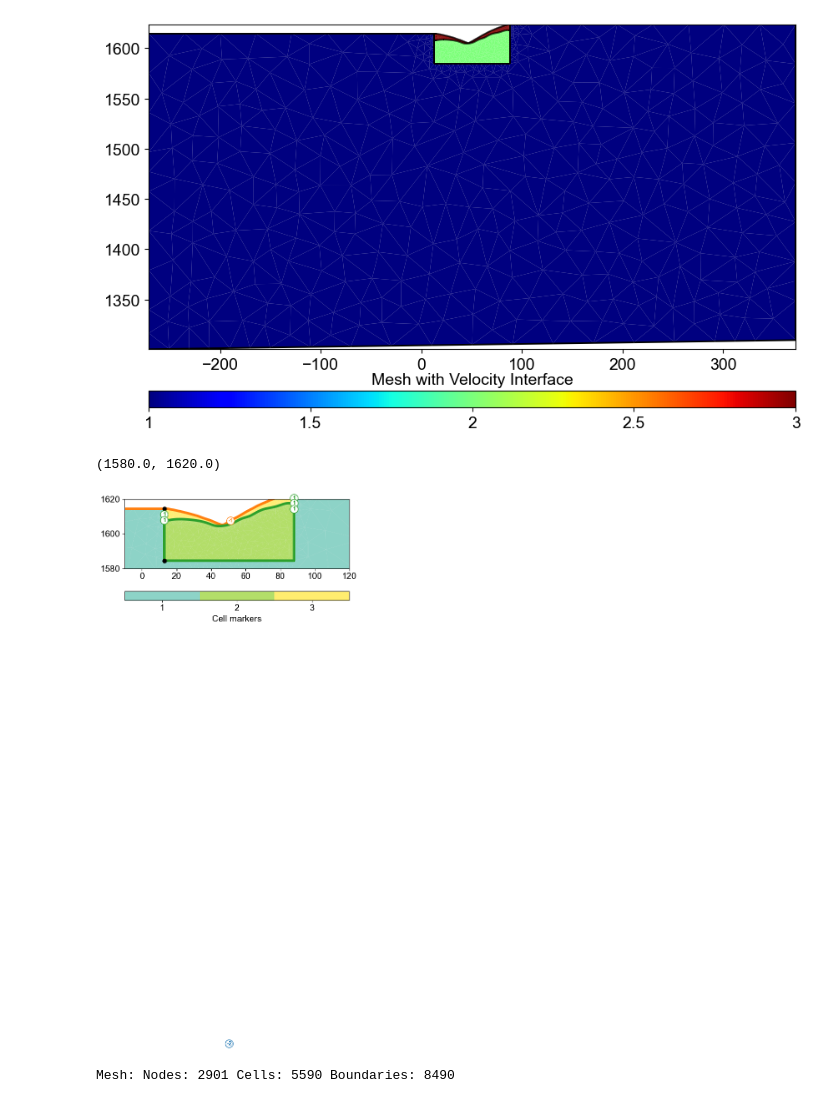
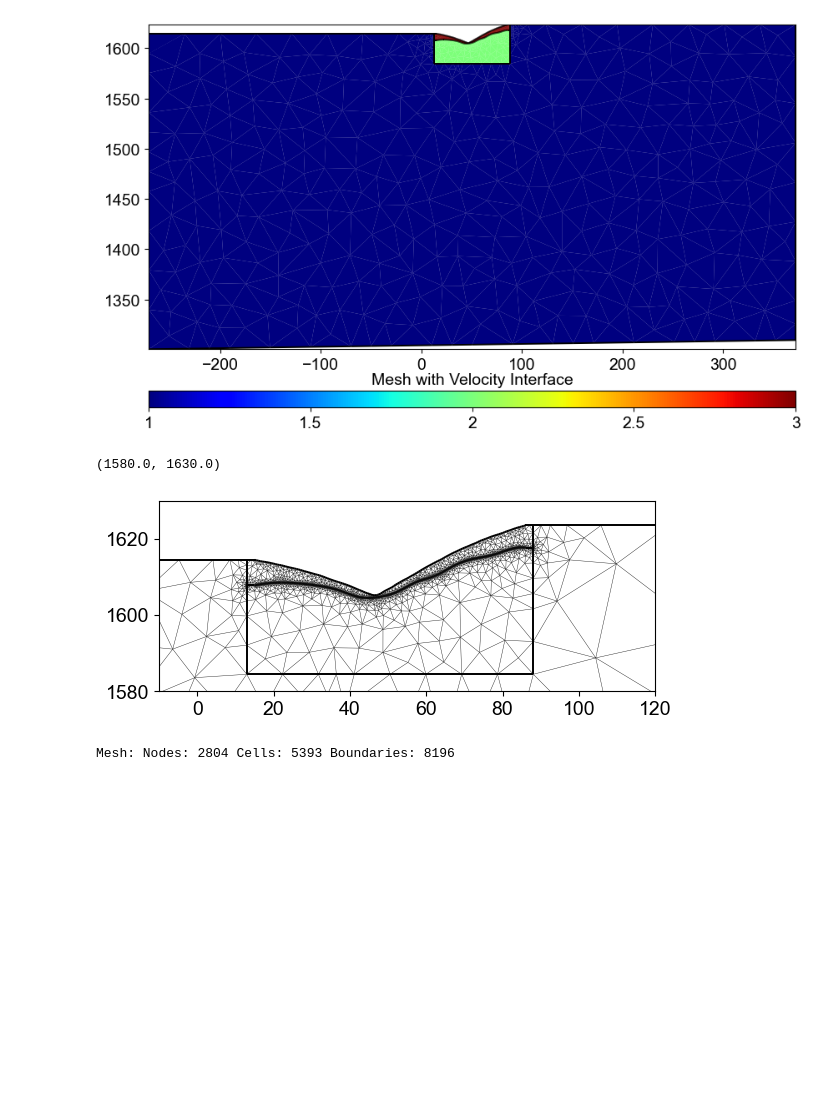
Before and after one commit to geohang/watershed_geophysics, a Jupyter notebook: examples/Structure_WC.ipynb, the cells around one changed output. Saved outputs shown, nothing was run; the diff lists cells and outputs as text; code cells hidden in the pictures; blank space fills up the shorter version.

```diff
--- a/examples/Structure_WC.ipynb
+++ b/examples/Structure_WC.ipynb
@@ -320,7 +320,7 @@ def add_velocity_interface(ertData, smooth_x, smooth_z, paraBoundary=2, boundary
     meshafter - The created mesh with updated markers
     """
     # Create the initial parameter mesh
-    geo = pg.meshtools.createParaMeshPLC(ertData, quality=31, paraMaxCellSize=50,
+    geo = pg.meshtools.createParaMeshPLC(ertData, quality=32, paraMaxCellSize=30,
                                          paraBoundary=paraBoundary, paraDepth=30.0,
                                          boundaryMaxCellSize=500)
 
@@ -390,16 +390,16 @@ plt.show()
 # %% [output]
 [figure]
 # %%
-ax, cbar = pg.show(mesh_with_interface,markers=True)
+ax, cbar = pg.show(mesh_with_interface)
 ax.set_xlim([-10,120])
-ax.set_ylim([1580,1620])
+ax.set_ylim([1580,1630])
 # %% [output]
-(1580.0, 1620.0)
+(1580.0, 1630.0)
-[figure, old version]
+[figure, new version]
 # %%
 mesh_with_interface
 # %% [output]
-Mesh: Nodes: 2901 Cells: 5590 Boundaries: 8490
+Mesh: Nodes: 2804 Cells: 5393 Boundaries: 8196
 # %%
 mgrConstrained = ert.ERTManager()
 mgrConstrained.invert(data=ertData, verbose=True, lam=10, mesh=mesh_with_interface,limits=[1., 10000.])
```
Also changed, not shown: parts of 11 cells of this notebook, 4 other files.
